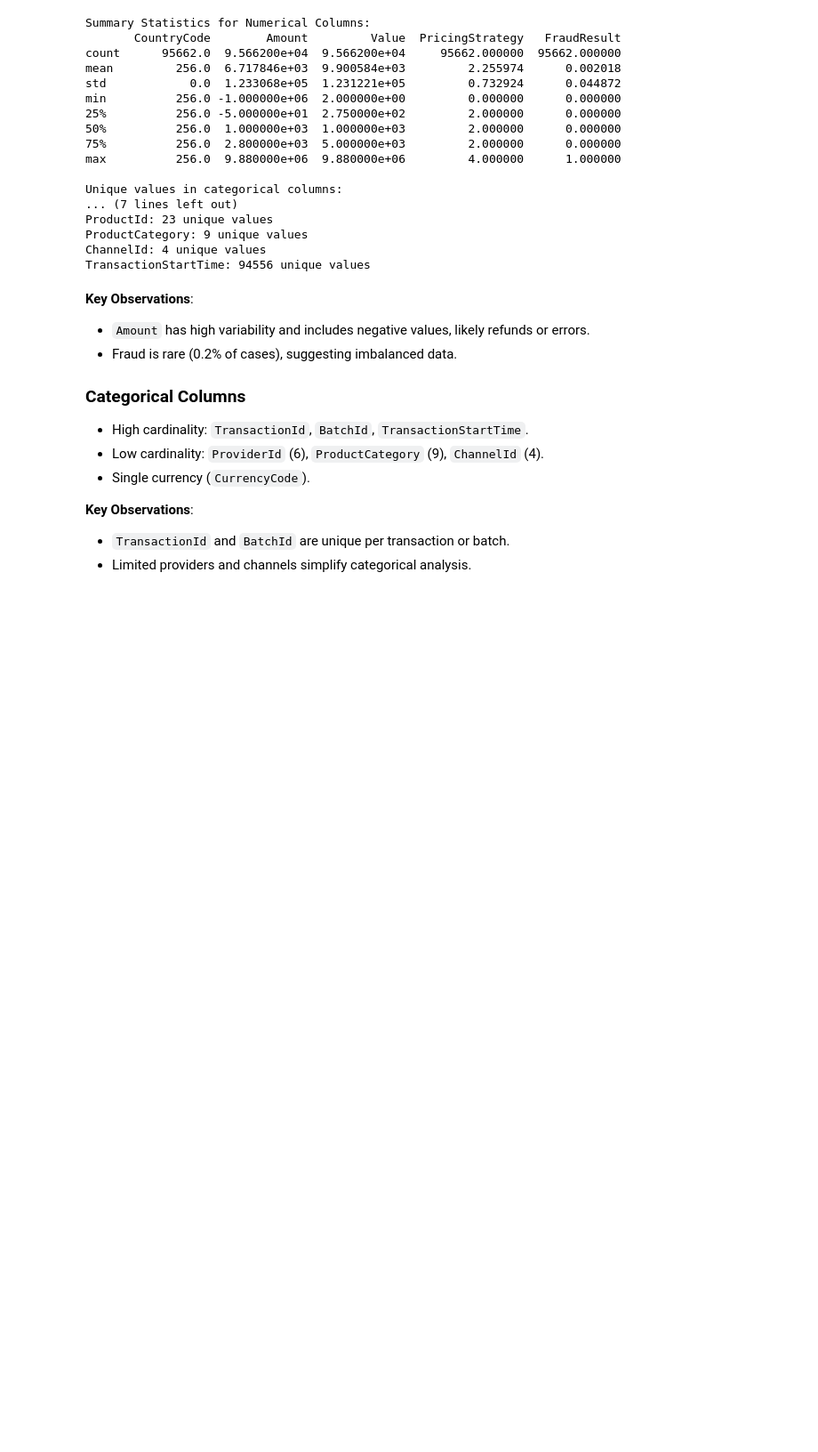
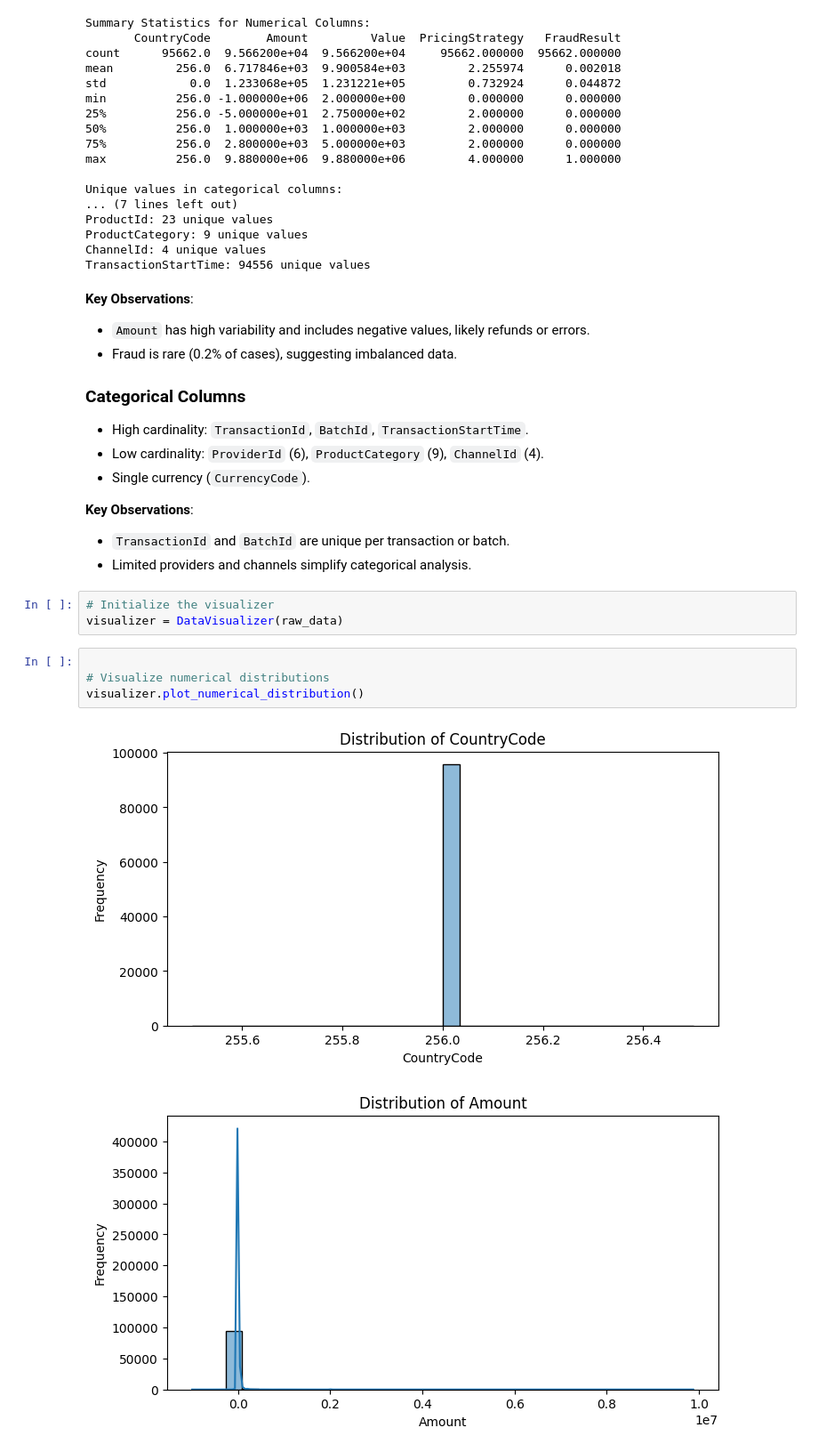
Before and after one commit to b-sam16/Credit-Scoring-Model, a Jupyter notebook: notebooks/eda.ipynb, the cells around one changed output. Shown at 89% size. Cells and saved outputs as stored; diff of their text form; blank space fills up the shorter version.

Commit message:
visualized distributions of numerical columns.

```diff
--- a/notebooks/eda.ipynb
+++ b/notebooks/eda.ipynb
@@ -116,3 +120,13 @@ TransactionStartTime: 94556 unique values
 **Key Observations**:
 - `TransactionId` and `BatchId` are unique per transaction or batch.
 - Limited providers and channels simplify categorical analysis.
+# %%
+# Initialize the visualizer
+visualizer = DataVisualizer(raw_data)
+# %%
+
+# Visualize numerical distributions
+visualizer.plot_numerical_distribution()
+# %% [output]
+[figure, added]
+[figure, added]
```
Also changed, not shown: parts of 9 cells of this notebook.
